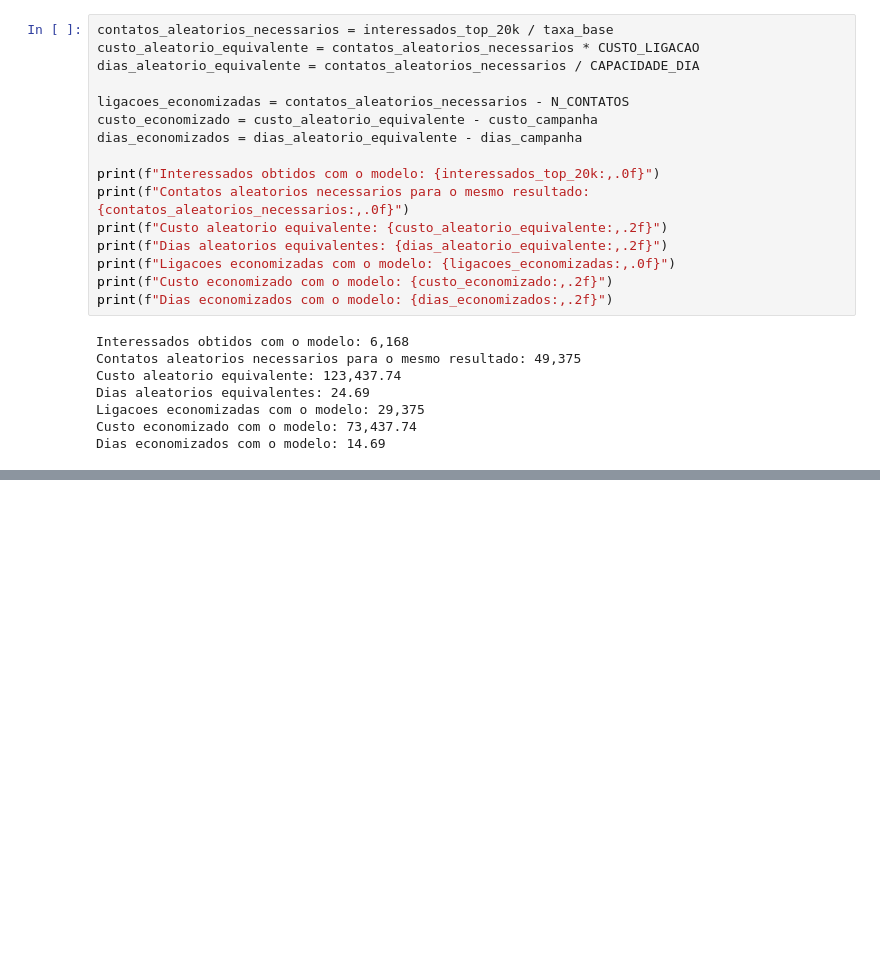
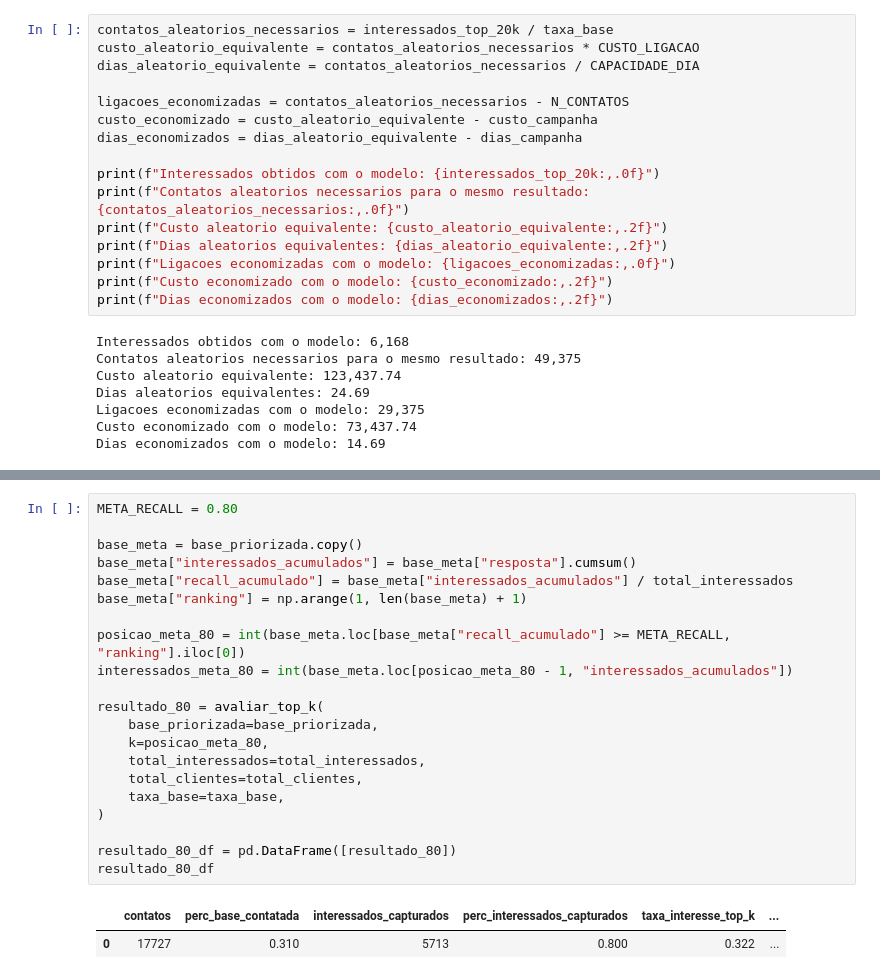
Before and after one commit to Gabrielnbr/estudo_pa004, a Jupyter notebook: notebooks/9.interpretacao-traducao-erro.ipynb, the cells around one changed output, grey strips where cells are left out. Saved outputs shown, nothing was run; the diff lists cells and outputs as text; blank space fills up the shorter version.

```diff
--- a/notebooks/9.interpretacao-traducao-erro.ipynb
+++ b/notebooks/9.interpretacao-traducao-erro.ipynb
@@ -451,0 +514,24 @@ Dias economizados com o modelo: 14.69
+# %%
+META_RECALL = 0.80
+
+base_meta = base_priorizada.copy()
+base_meta["interessados_acumulados"] = base_meta["resposta"].cumsum()
+base_meta["recall_acumulado"] = base_meta["interessados_acumulados"] / total_interessados
+base_meta["ranking"] = np.arange(1, len(base_meta) + 1)
+
+posicao_meta_80 = int(base_meta.loc[base_meta["recall_acumulado"] >= META_RECALL, "ranking"].iloc[0])
+interessados_meta_80 = int(base_meta.loc[posicao_meta_80 - 1, "interessados_acumulados"])
+
+resultado_80 = avaliar_top_k(
+    base_priorizada=base_priorizada,
+    k=posicao_meta_80,
+    total_interessados=total_interessados,
+    total_clientes=total_clientes,
+    taxa_base=taxa_base,
+)
+
+resultado_80_df = pd.DataFrame([resultado_80])
+resultado_80_df
+# %% [output]
+|  | contatos | perc_base_contatada | interessados_capturados | perc_interessados_capturados | taxa_interesse_top_k | ... |
+| 0 | 17727 | 0.310 | 5713 | 0.800 | 0.322 | ... |
```
Also changed, not shown: parts of 8 cells of this notebook, 3 other files.
